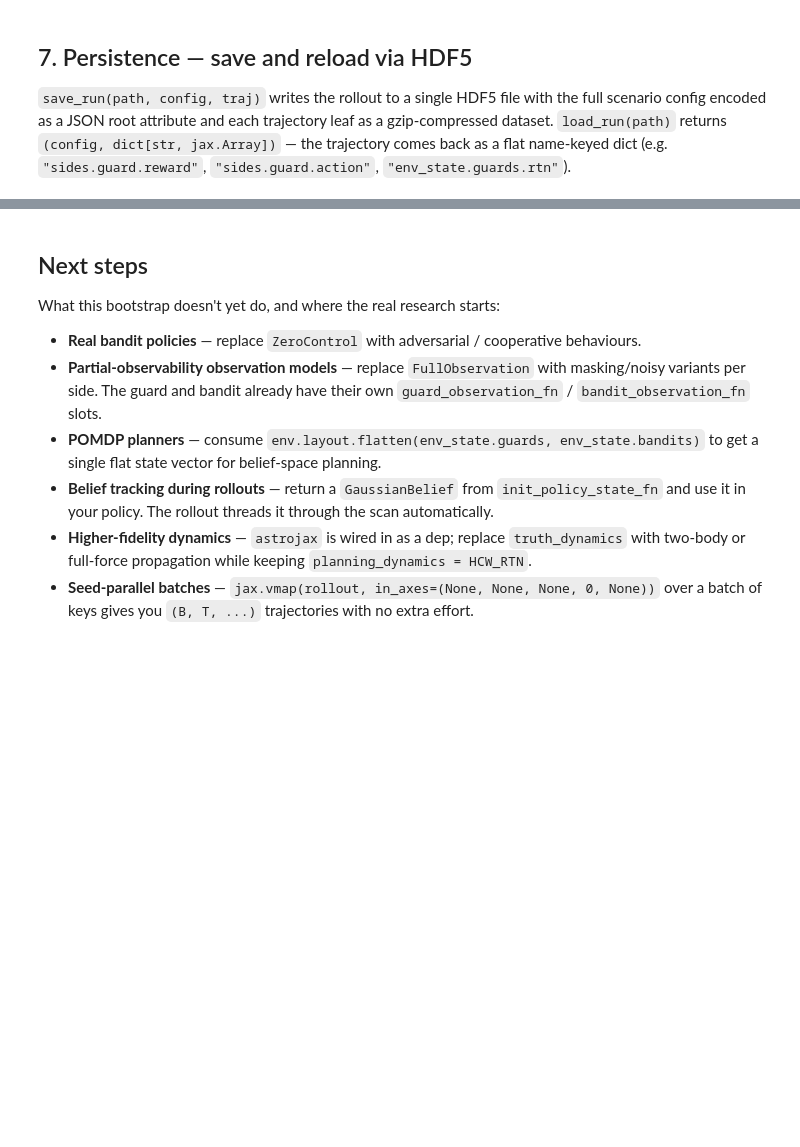
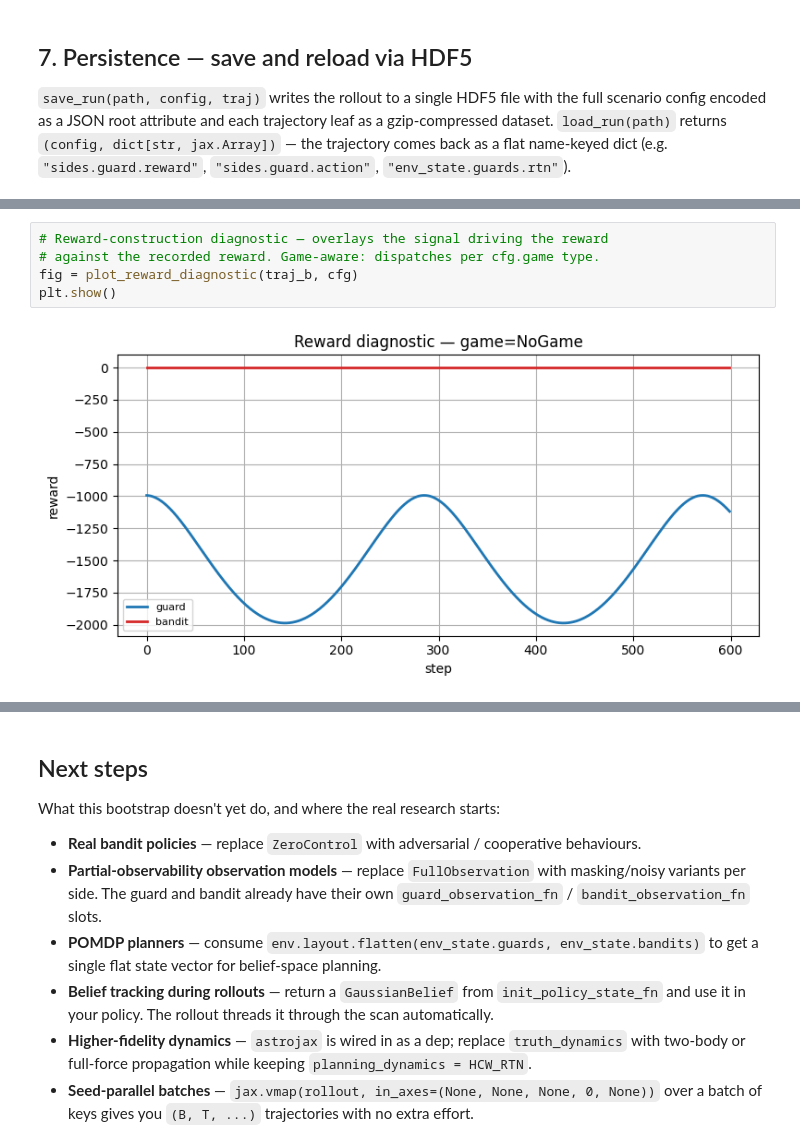
Before and after one commit to sisl/OrbitalGym, a Jupyter notebook: examples/workflow_3d_rtn.ipynb, the cells around one changed output, grey strips where cells are left out. Cells and saved outputs as stored; diff of their text form; blank space fills up the shorter version.

```diff
--- a/examples/workflow_3d_rtn.ipynb
+++ b/examples/workflow_3d_rtn.ipynb
@@ -236,0 +380,7 @@ reward round-trips:     True
+# %%
+# Reward-construction diagnostic — overlays the signal driving the reward
+# against the recorded reward. Game-aware: dispatches per cfg.game type.
+fig = plot_reward_diagnostic(traj_b, cfg)
+plt.show()
+# %% [output]
+[figure, added]
```
Also changed, not shown: parts of 9 cells of this notebook, 15 other files.
